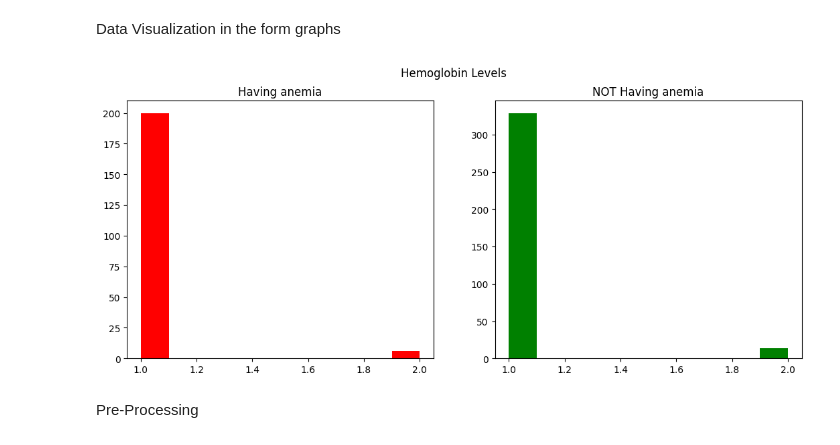
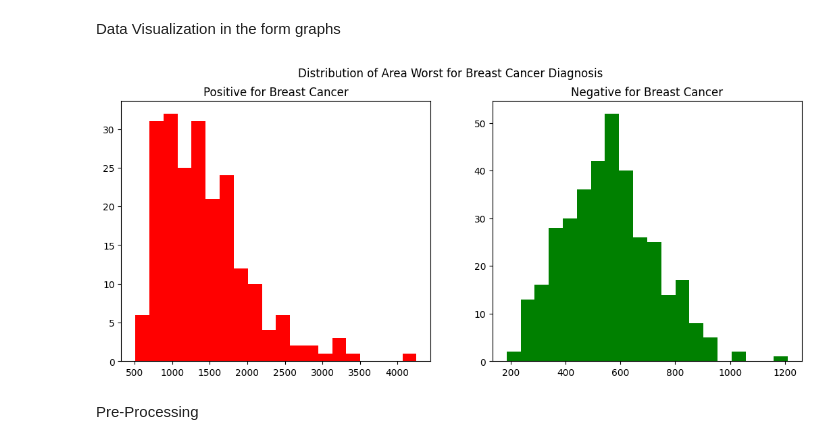
Before and after one commit to vigneshvaranasi/Breast_Cancer_Detection, a Jupyter notebook: Breast_Cancer.ipynb, the cells around one changed output. Saved outputs shown, nothing was run; the diff lists cells and outputs as text; code cells hidden in the pictures.

Commit message:
update till Graphs

```diff
--- a/Breast_Cancer.ipynb
+++ b/Breast_Cancer.ipynb
@@ -106,20 +141,26 @@ The average hemoglobin in the data: 91.96903339191564
 # %% [markdown]
 Data Visualization in the form graphs
-# %%
-fig,(ax1,ax2)=plt.subplots(1,2,figsize=(13,5))
-data_len=data[data['diagnosis']==1]['area_worst'].value_counts()
-
-ax1.hist(data_len,color='red')
-ax1.set_title('Having anemia')
-
-data_len=data[data['diagnosis']==0]['area_worst'].value_counts()
-ax2.hist(data_len,color='green')
-ax2.set_title('NOT Having anemia')
-
-fig.suptitle('Hemoglobin Levels')
-plt.show()
-# %% [output]
-[figure, removed]
+# %%
+import matplotlib.pyplot as plt
+
+# Create subplots
+fig, (ax1, ax2) = plt.subplots(1, 2, figsize=(13, 5))
+
+# Histogram for diagnosis == 1 (Positive for Breast Cancer)
+ax1.hist(data[data['diagnosis'] == 1]['area_worst'], color='red', bins=20)
+ax1.set_title('Positive for Breast Cancer')
+
+# Histogram for diagnosis == 0 (Negative for Breast Cancer)
+ax2.hist(data[data['diagnosis'] == 0]['area_worst'], color='green', bins=20)
+ax2.set_title('Negative for Breast Cancer')
+
+# Set common title for the overall figure
+fig.suptitle('Distribution of Area Worst for Breast Cancer Diagnosis')
+
+# Show the plot
+plt.show()
+# %% [output]
+[figure, added]
 # %% [markdown]
 Pre-Processing
 # %%
```
Also changed, not shown: parts of 7 cells of this notebook.
